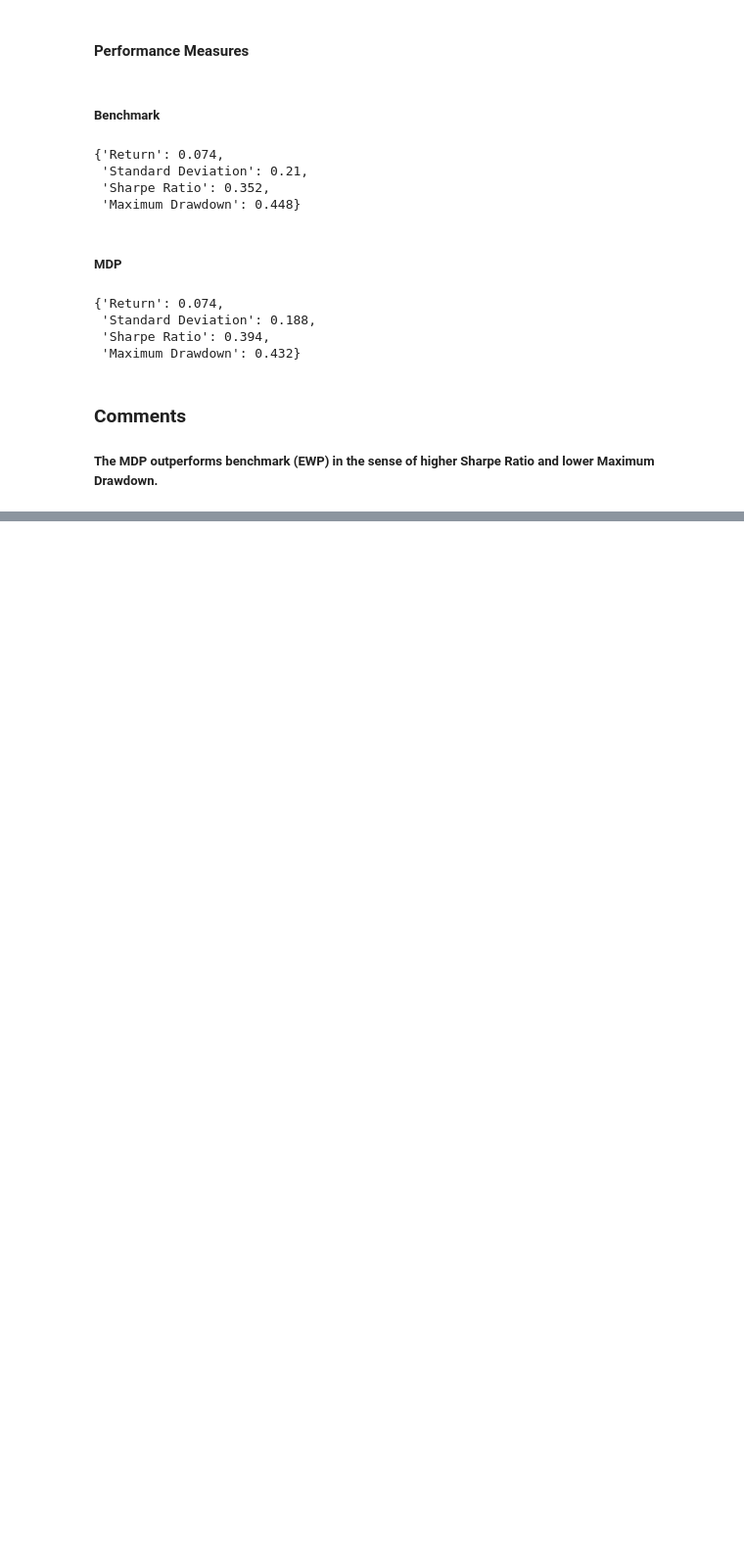
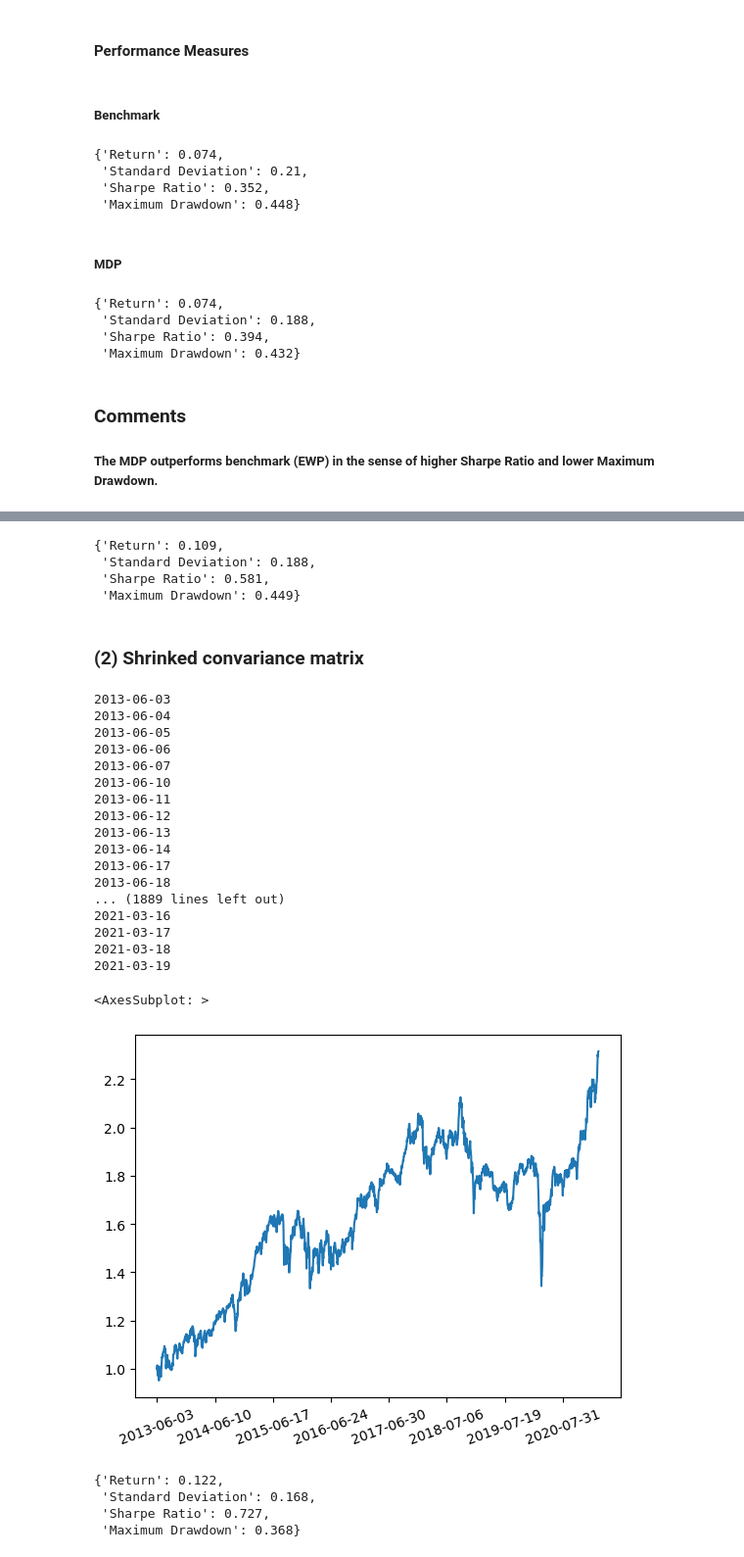
Before and after one commit to ZhiyuanSH/intercept, a Jupyter notebook: test.ipynb, the cells around one changed output, grey strips where cells are left out. Shown at 98% size. Cells and saved outputs as stored; diff of their text form; code cells hidden in the pictures; blank space fills up the shorter version.

```diff
--- a/test.ipynb
+++ b/test.ipynb
@@ -159,0 +234,66 @@ performance(port_ret)
+# %%
+performance(port_ret)
+# %% [output]
+{'Return': 0.109,
+ 'Standard Deviation': 0.188,
+ 'Sharpe Ratio': 0.581,
+ 'Maximum Drawdown': 0.449}
+# %% [markdown]
+### (2) Shrinked convariance matrix
+# %%
+def shrinked_cov(Sigma, alpha):
+    Sigma_T = np.diag(Sigma).mean()*np.eye(len(Sigma))
+    return (1-alpha)*Sigma+alpha*Sigma_T
+
+def mdp_ewcov_shrinked(window_ret, lmd, alpha):
+    window_ret = window_ret.dropna(axis=1)
+    Sigma = np.cov(window_ret.T, aweights=exp_weights(lmd, len(window_ret)))
+    Sigma = shrinked_cov(Sigma,alpha)
+    w = find_opt_w(Sigma)
+    w = pd.Series(data=w, index=window_ret.columns)
+    return w
+# %%
+T = 100
+lmd = 0.94
+alpha = 0.5
+target_weight = pd.DataFrame()
+for i in range(len(ret) - T + 1):
+    window_ret = ret.iloc[i:i + T]
+    print(window_ret.index[-1])
+    weight = mdp_ewcov_shrinked(window_ret,lmd,alpha)
+    weight.name = window_ret.index[-1]
+    target_weight = pd.concat([target_weight, weight], axis=1)
+target_weight = target_weight.T
+port_weight = target_weight.shift(1).fillna(0)
+selected_ret = ret.loc[port_weight.index, port_weight.columns].fillna(0)
+port_ret = np.diag(port_weight.dot(selected_ret.T))
+port_ret = pd.Series(data=port_ret, index=port_weight.index)
+port_cum_ret = (port_ret + 1).cumprod()
+port_cum_ret.plot(rot=20)
+# %% [output]
+2013-06-03
+2013-06-04
+2013-06-05
+2013-06-06
+2013-06-07
+2013-06-10
+2013-06-11
+2013-06-12
+2013-06-13
+2013-06-14
+2013-06-17
+2013-06-18
+... (1889 lines left out)
+2021-03-16
+2021-03-17
+2021-03-18
+2021-03-19
+<AxesSubplot: >
+[figure, added]
+# %%
+performance(port_ret)
+# %% [output]
+{'Return': 0.122,
+ 'Standard Deviation': 0.168,
+ 'Sharpe Ratio': 0.727,
+ 'Maximum Drawdown': 0.368}
```
Also changed, not shown: parts of 6 cells of this notebook.
